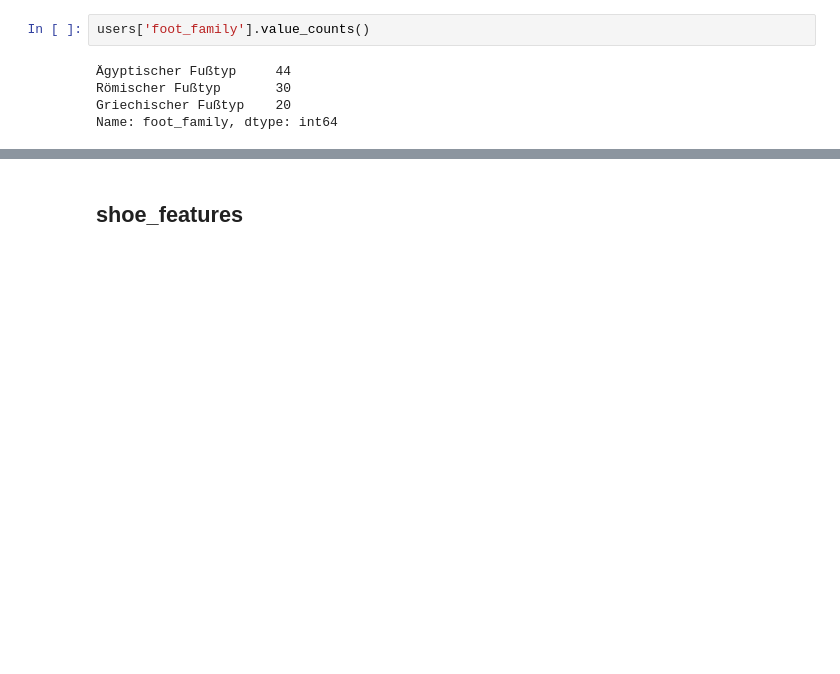
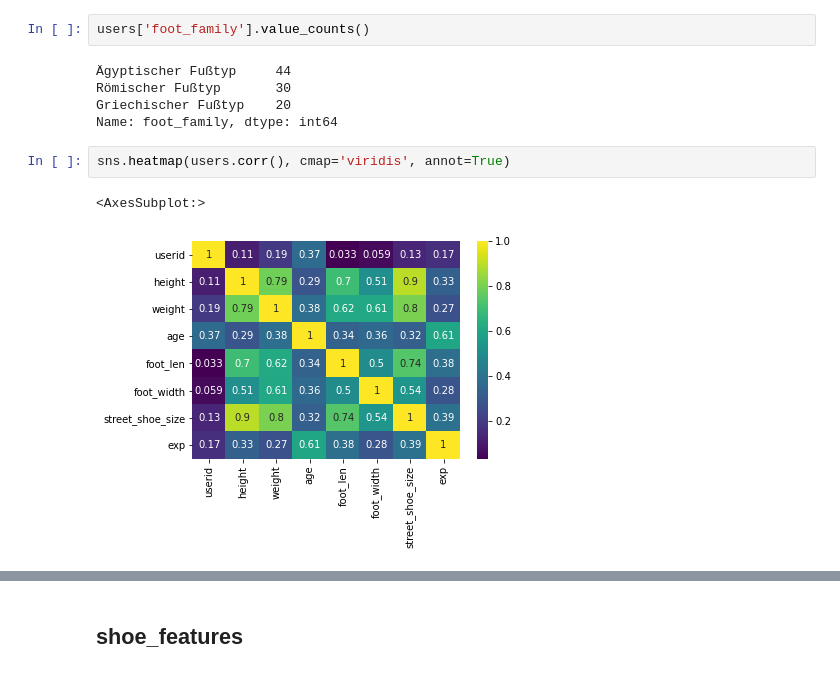
Before and after one commit to chalkiswhite/climbing-shoe-recommender, a Jupyter notebook: shoemodel_classification.ipynb, the cells around one changed output, grey strips where cells are left out. Cells and saved outputs as stored; diff of their text form; blank space fills up the shorter version.

```diff
--- a/shoemodel_classification.ipynb
+++ b/shoemodel_classification.ipynb
@@ -112,3 +130,8 @@ users['foot_family'].value_counts()
 Römischer Fußtyp       30
 Griechischer Fußtyp    20
 Name: foot_family, dtype: int64
+# %%
+sns.heatmap(users.corr(), cmap='viridis', annot=True)
+# %% [output]
+<AxesSubplot:>
+[figure, added]
```
Also changed, not shown: parts of 70 cells of this notebook, 1 other file.
